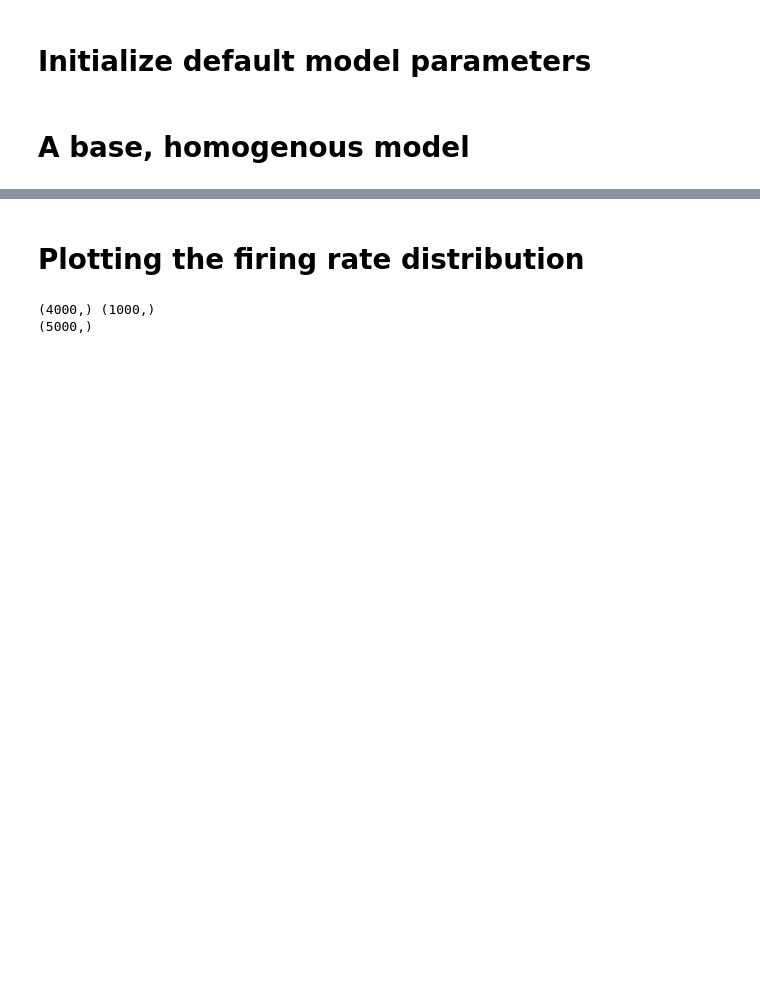
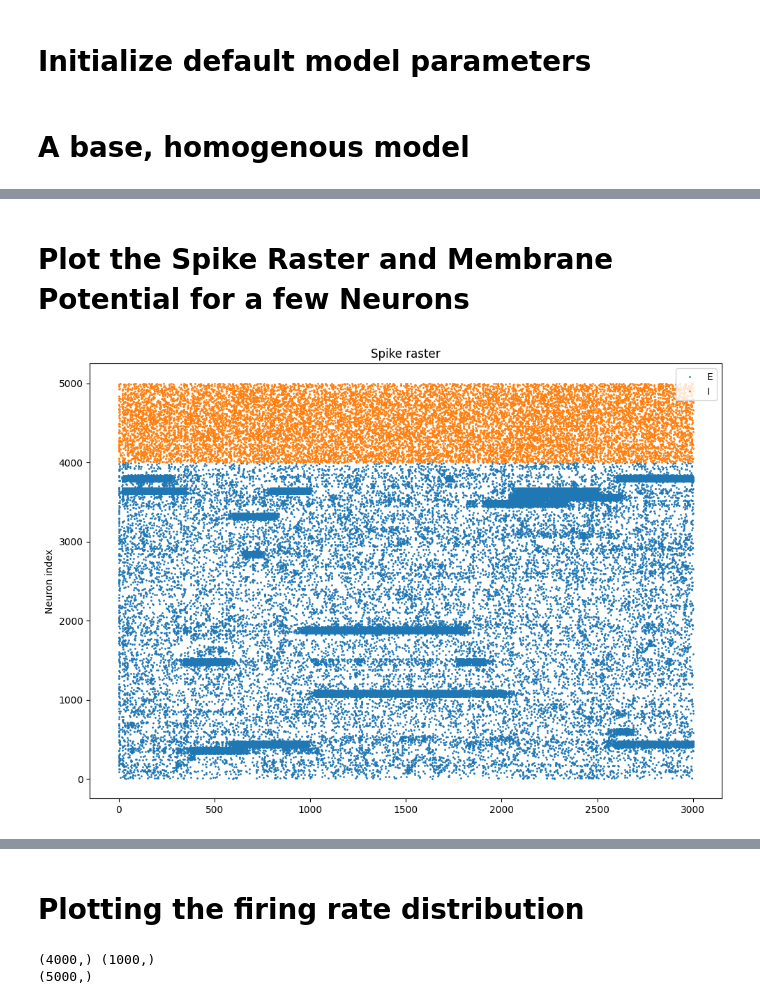
Before and after one commit to arjunpur/clustered-networks, a Jupyter notebook: base_model.ipynb, the cells around one changed output, grey strips where cells are left out. Saved outputs shown, nothing was run; the diff lists cells and outputs as text; code cells hidden in the pictures; blank space fills up the shorter version.

```diff
--- a/base_model.ipynb
+++ b/base_model.ipynb
@@ -19,7 +77,7 @@ class ClusterParams:
     cluster_size: int = 80 # num neurons in each cluster
     weight_scaling_factor: float = 1.9 # ƒactor to scale excitatory synaptic weight for in-cluster connections
 
-
+    # TODO: Is this correct?
     def calculate_p_in_out(self, N_E: int, p_avg: float) -> Tuple[float, float]:
         # Use within-cluster pair probability (exclude self)
         p_same = (self.cluster_size - 1) / (N_E - 1)
@@ -50,9 +108,9 @@ class ModelParams:
         Vt=1,                  # spike threshold
         Vr=0,                  # reset potential
         # Synaptic time constants
-        t1=1*ms,               # exponential filter time constant 1
-        t2_e=3*ms,             # exponential filter time constant 2 (excitatory)
-        t2_i=2*ms,             # exponential filter time constant 2 (inhibitory)
+        tau_1=1*ms,               # exponential filter time constant 1
+        tau2_e=3*ms,             # exponential filter time constant 2 (excitatory)
+        tau2_i=2*ms,             # exponential filter time constant 2 (inhibitory)
         # Reference synaptic weights (calibrated for N=5000)
         j_ee_ref=0.024,        # E -> E
         j_ie_ref=0.014,        # E -> I
@@ -79,13 +137,13 @@ class ModelParams:
         self.N_ref = N_ref
         self.seed = seed
         self.refractory_t = refractory_t
-        self.tau_e = tau_e
-        self.tau_i = tau_i
+        self.tau_m_e = tau_e
+        self.tau_m_i = tau_i
         self.Vt = Vt
         self.Vr = Vr
-        self.t1 = t1
-        self.t2_e = t2_e
-        self.t2_i = t2_i
+        self.tau1 = t1
+        self.tau2_e = tau2_e
+        self.tau2_i = tau2_i
         self.j_ee_ref = j_ee_ref
         self.j_ei_ref = j_ei_ref
         self.j_ie_ref = j_ie_ref
@@ -114,7 +172,7 @@ class ModelParams:
         Weights scale as 1/sqrt(N) to maintain constant variance
         of total synaptic input as network size changes.
         """
-        scale_factor = np.sqrt(self.N_ref / self.N_total)
+        scale_factor = np.sqrt(self.N_ref / self.N_total) # TODO: Not sure about using N_ref here
         return (
             self.j_ee_ref * scale_factor,
             self.j_ei_ref * scale_factor,
@@ -302,0 +331,16 @@ plt.show()
+# %% [markdown]
+# Plot the Spike Raster and Membrane Potential for a few Neurons
+# %%
+fig, axes = plt.subplots(figsize=(10, 7), sharex=True)
+
+# Raster plot
+axes.plot(spk_E.t/ms, spk_E.i, '.', markersize=2, label='E')
+axes.plot(spk_I.t/ms, spk_I.i + params.N_E, '.', markersize=2, label='I')
+axes.set_ylabel('Neuron index')
+axes.set_title('Spike raster')
+axes.legend(loc='upper right')
+
+plt.tight_layout()
+plt.show()
+# %% [output]
+[figure, added]
```
Also changed, not shown: parts of 7 cells of this notebook, 2 other files.
